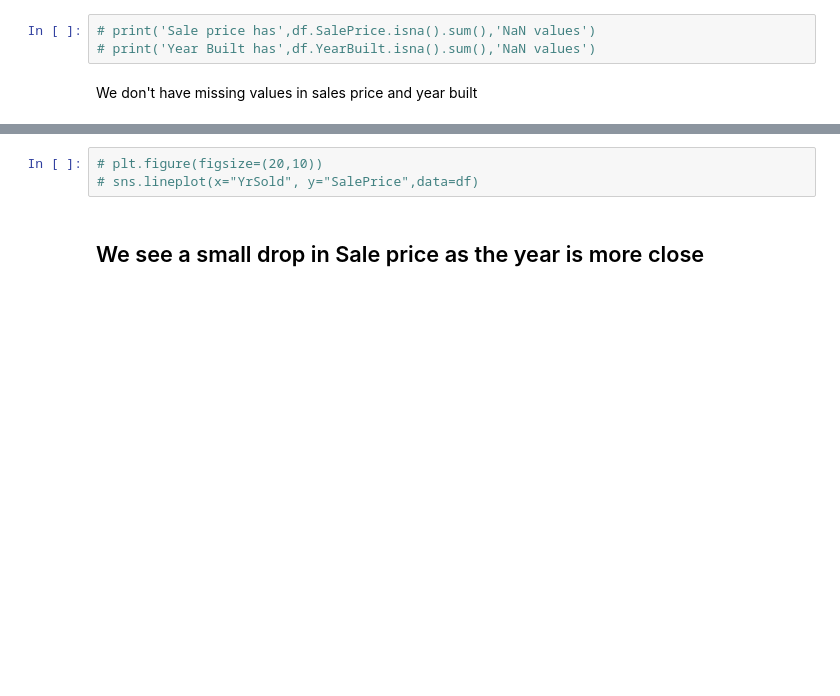
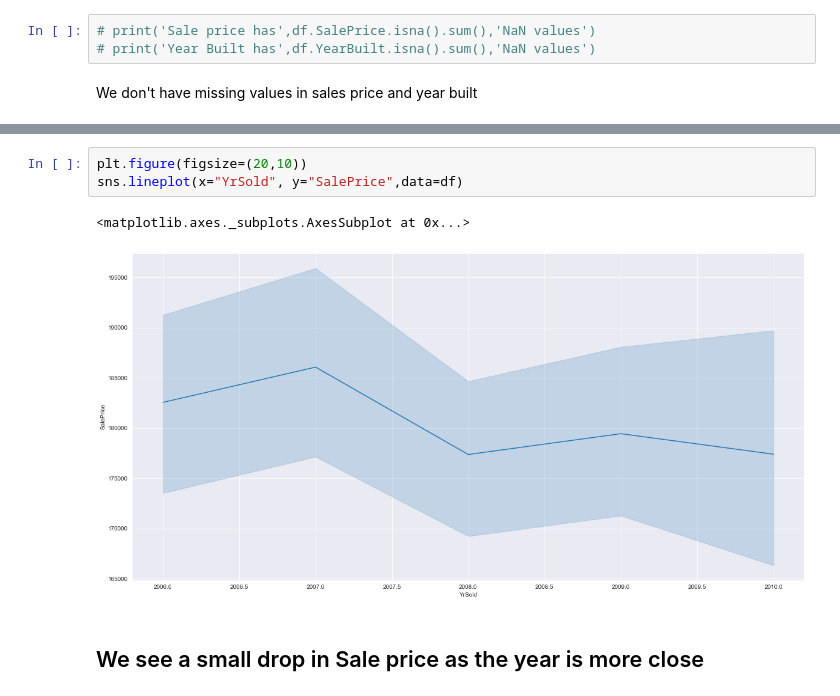
Before and after one commit to VasilisMpletsos/House-Prices-Kaggle-Competition, a Jupyter notebook: HousePrices.ipynb, the cells around one changed output, grey strips where cells are left out. Cells and saved outputs as stored; diff of their text form; blank space fills up the shorter version.

```diff
--- a/HousePrices.ipynb
+++ b/HousePrices.ipynb
@@ -38,6 +52,9 @@ We don't have missing values in sales price and year built
 # %%
-# plt.figure(figsize=(20,10))
-# sns.lineplot(x="YrSold", y="SalePrice",data=df)
+plt.figure(figsize=(20,10))
+sns.lineplot(x="YrSold", y="SalePrice",data=df)
+# %% [output]
+<matplotlib.axes._subplots.AxesSubplot at 0x...>
+[figure, added]
 # %% [markdown]
 ## We see a small drop in Sale price as the year is more close
 # %% [markdown]
```
Also changed, not shown: parts of 12 cells of this notebook, 4 other files.
